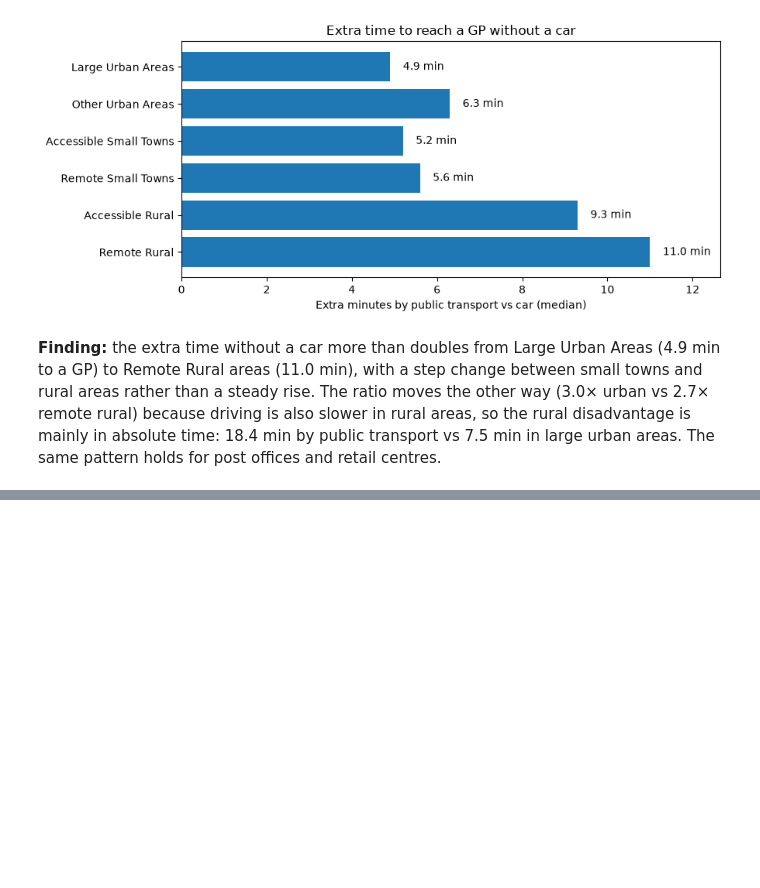
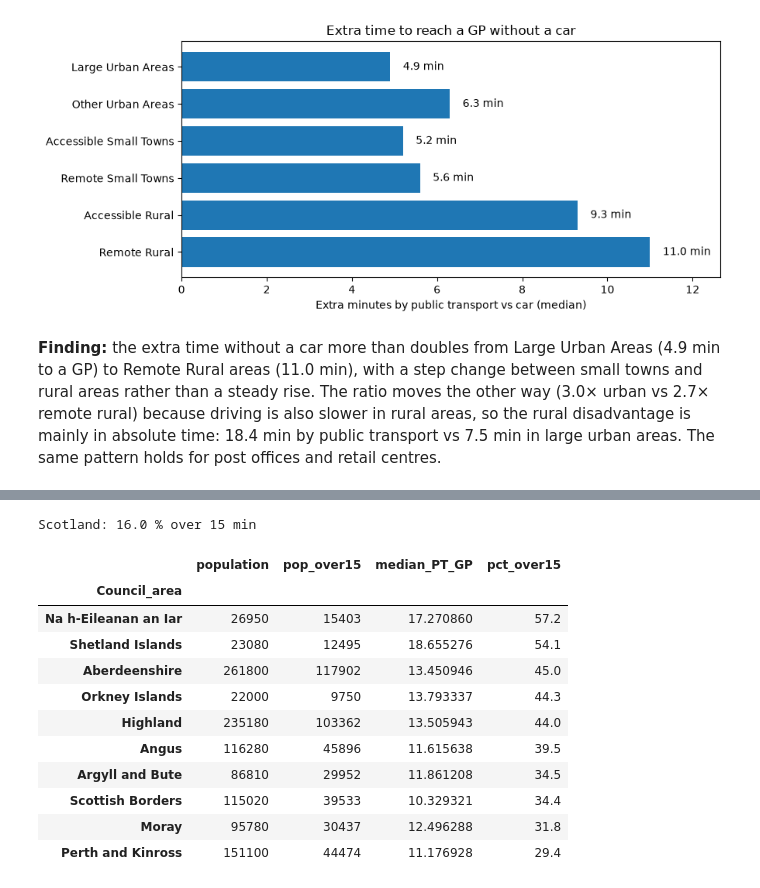
Before and after one commit to AyushK212000/scotland-rural-transport-gap, a Jupyter notebook: notebooks/03_analysis.ipynb, the cells around one changed output, grey strips where cells are left out. Saved outputs shown, nothing was run; the diff lists cells and outputs as text; code cells hidden in the pictures; blank space fills up the shorter version.

```diff
--- a/notebooks/03_analysis.ipynb
+++ b/notebooks/03_analysis.ipynb
@@ -57,0 +62,26 @@ transport vs 7.5 min in large urban areas. The same pattern holds for post offic
+# %%
+df["pop_over15"] = df["Total_population"].where(df["PT_GP"] > 15, 0)
+
+q2 = (df.groupby("Council_area")
+        .agg(population=("Total_population", "sum"),
+             pop_over15=("pop_over15", "sum"),
+             median_PT_GP=("PT_GP", "median"))
+        .assign(pct_over15=lambda t: (100 * t["pop_over15"] / t["population"]).round(1))
+        .sort_values("pct_over15", ascending=False))
+
+print("Scotland:", round(100 * df["pop_over15"].sum() / df["Total_population"].sum(), 1), "% over 15 min")
+q2.head(10)
+# %% [output]
+Scotland: 16.0 % over 15 min
+|  | population | pop_over15 | median_PT_GP | pct_over15 |
+| Council_area |  |  |  |  |
+| Na h-Eileanan an Iar | 26950 | 15403 | 17.270860 | 57.2 |
+| Shetland Islands | 23080 | 12495 | 18.655276 | 54.1 |
+| Aberdeenshire | 261800 | 117902 | 13.450946 | 45.0 |
+| Orkney Islands | 22000 | 9750 | 13.793337 | 44.3 |
+| Highland | 235180 | 103362 | 13.505943 | 44.0 |
+| Angus | 116280 | 45896 | 11.615638 | 39.5 |
+| Argyll and Bute | 86810 | 29952 | 11.861208 | 34.5 |
+| Scottish Borders | 115020 | 39533 | 10.329321 | 34.4 |
+| Moray | 95780 | 30437 | 12.496288 | 31.8 |
+| Perth and Kinross | 151100 | 44474 | 11.176928 | 29.4 |
```
Also changed, not shown: parts of 8 cells of this notebook, 1 other file.
